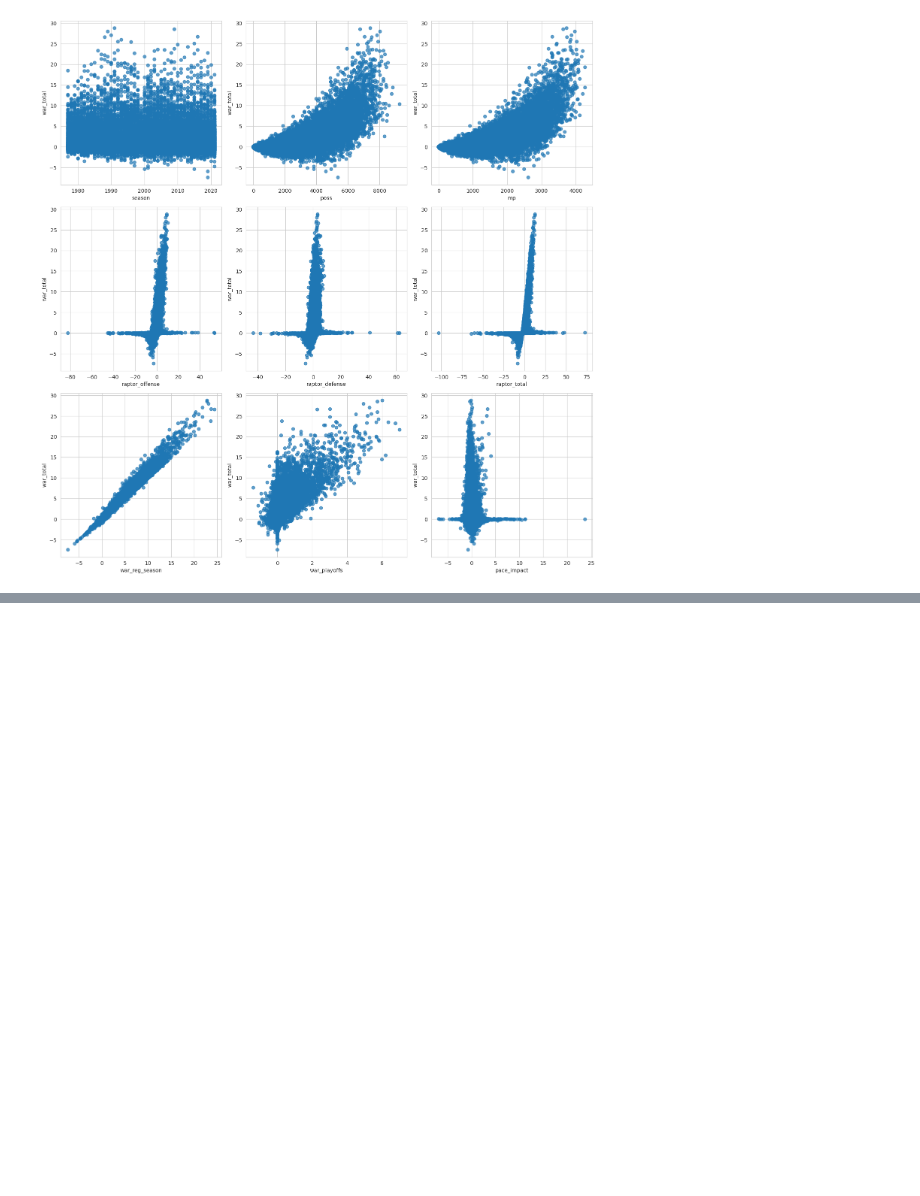
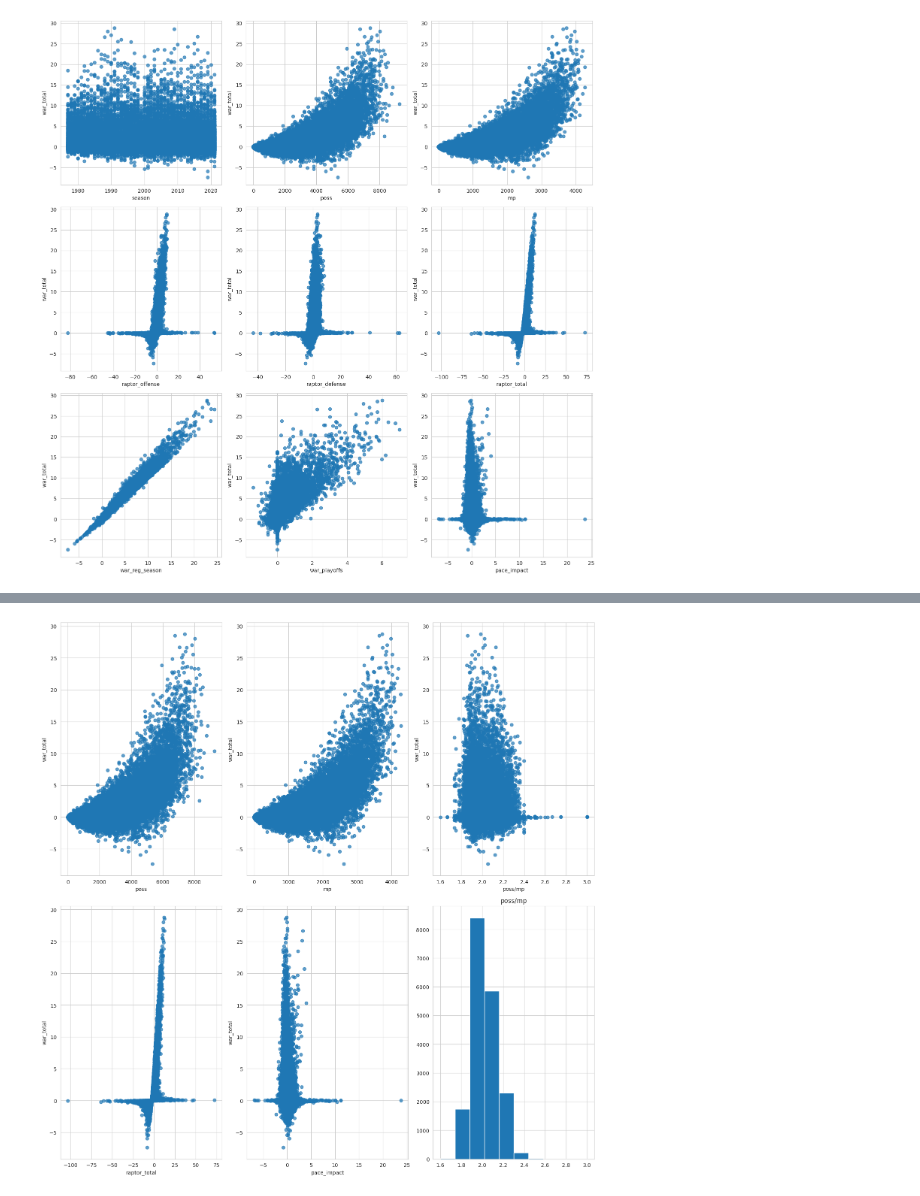
Before and after one commit to LucasPancotto/NBA-kaggle-challenge, a Jupyter notebook: explore.ipynb, the cells around one changed output, grey strips where cells are left out. Cells and saved outputs as stored; diff of their text form; code cells hidden in the pictures; blank space fills up the shorter version.

Commit message:
cluster analysis on raptor, posession and war total features

```diff
--- a/explore.ipynb
+++ b/explore.ipynb
@@ -149,0 +139,6 @@ df
+# %%
+# I'll just keep war_total, raptor_total, pace impact. Also mp and poss, but I'll test the new feature poss/mp
+df['poss/mp'] = df['poss']/df['mp']
+df = df[['player_name',	'player_id','poss',	'mp','poss/mp' ,	'raptor_total',	'war_total',	'pace_impact',]]
+df[['poss/mp']] = df[['poss/mp']].replace([np.inf, -np.inf], np.nan)
+df.head()
@@ -149,0 +152,25 @@ df
+# %%
+# Filter only numeric features to avoid errors
+# Filter numeric columns and exclude 'war_total'
+numeric_features = df.select_dtypes(include='number').drop(columns=['war_total']).columns
+
+# Set up the subplots
+n_features = len(numeric_features)  # Exclude 'war_total'
+n_cols = 3
+n_rows = 2
+
+f, axs = plt.subplots(nrows=n_rows, ncols=n_cols, figsize=(15, 15))
+axs = axs.flatten()  # Flatten the 2D array of axes
+
+# Plot 'war_total' against other numeric features
+for feature, ax in zip(numeric_features, axs):
+    if feature != 'war_total':
+        ax.scatter(df[feature], df['war_total'], alpha=0.7)
+        ax.set_xlabel(feature)
+        ax.set_ylabel('war_total')
+df[['poss/mp']].hist(ax = axs[-1])
+
+plt.tight_layout()
+plt.show()
+# %% [output]
+[figure, added]
```
Also changed, not shown: parts of 13 cells of this notebook.
